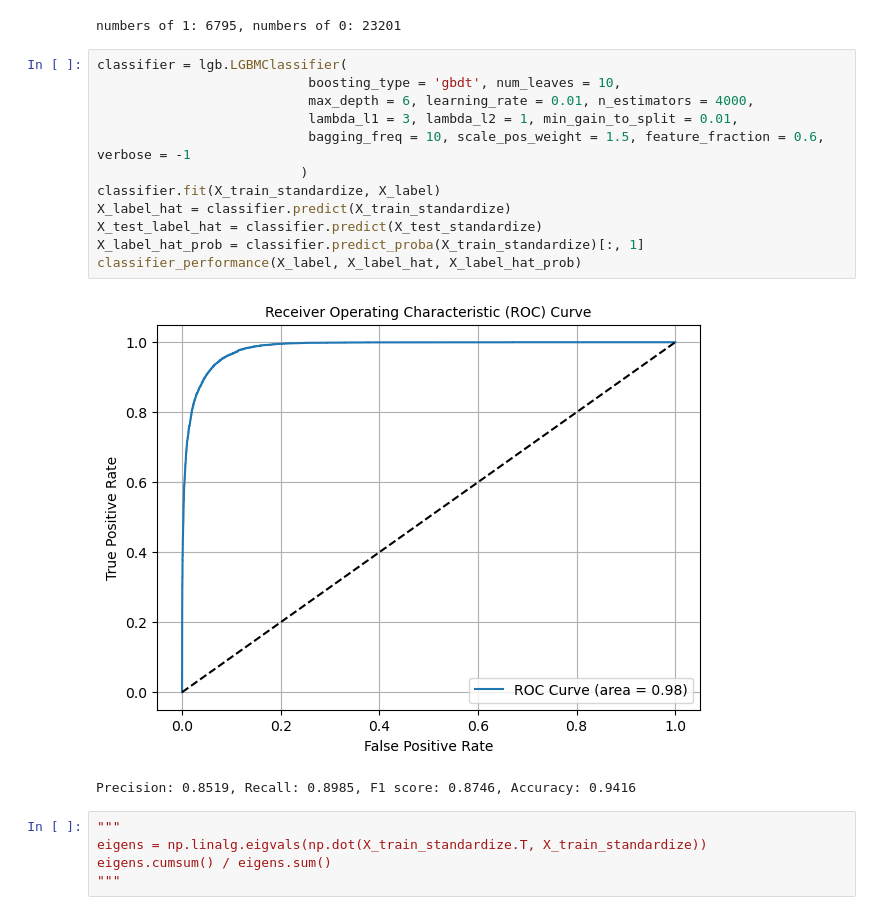
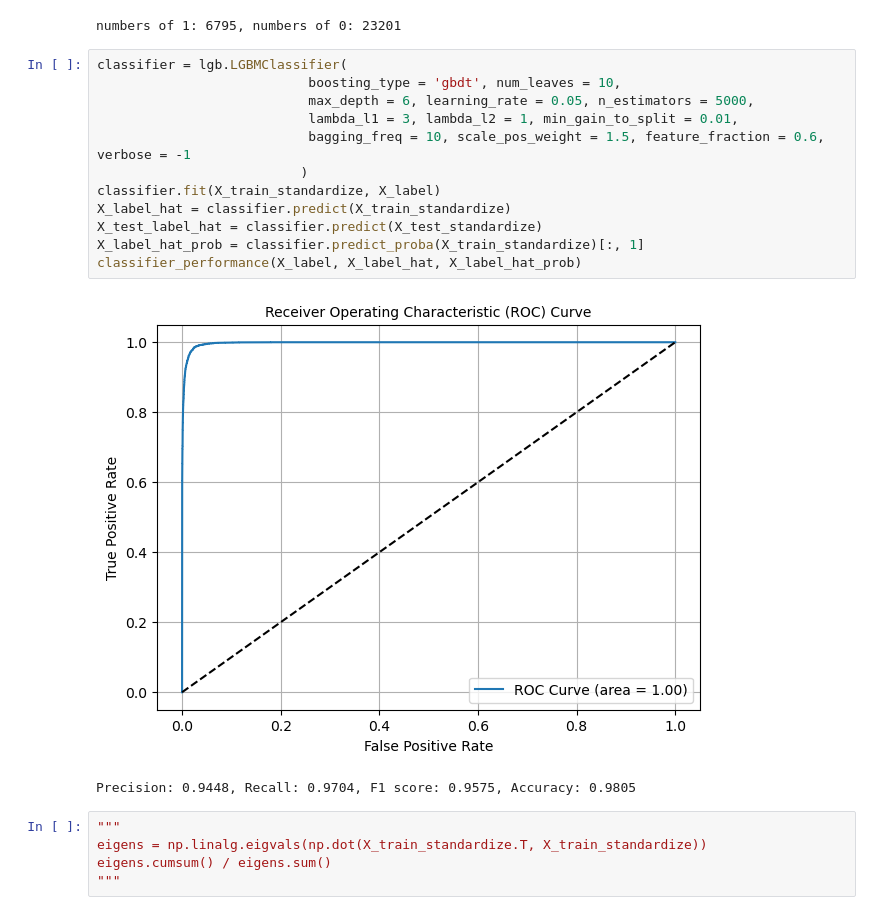
Before and after one commit to TiWenChen/Data-Mining-Project-1, a Jupyter notebook: House Pricing Prediction 2 Stage.ipynb, the cells around one changed output. Drawn from its saved outputs; the diff is of its cells as text.

```diff
--- a/House Pricing Prediction 2 Stage.ipynb
+++ b/House Pricing Prediction 2 Stage.ipynb
@@ -387,18 +387,18 @@ numbers of 1: 6795, numbers of 0: 23201
 # %%
 classifier = lgb.LGBMClassifier(
                            boosting_type = 'gbdt', num_leaves = 10,
-                           max_depth = 6, learning_rate = 0.01, n_estimators = 4000,
+                           max_depth = 6, learning_rate = 0.05, n_estimators = 5000,
                            lambda_l1 = 3, lambda_l2 = 1, min_gain_to_split = 0.01,
                            bagging_freq = 10, scale_pos_weight = 1.5, feature_fraction = 0.6, verbose = -1
                           )
 classifier.fit(X_train_standardize, X_label)
 X_label_hat = classifier.predict(X_train_standardize)
 X_test_label_hat = classifier.predict(X_test_standardize)
 X_label_hat_prob = classifier.predict_proba(X_train_standardize)[:, 1]
 classifier_performance(X_label, X_label_hat, X_label_hat_prob)
 # %% [output]
-[figure, old version]
+[figure, new version]
-Precision: 0.8519, Recall: 0.8985, F1 score: 0.8746, Accuracy: 0.9416
+Precision: 0.9448, Recall: 0.9704, F1 score: 0.9575, Accuracy: 0.9805
 # %%
 """
 eigens = np.linalg.eigvals(np.dot(X_train_standardize.T, X_train_standardize))
```
Also changed, not shown: parts of 18 cells of this notebook.
